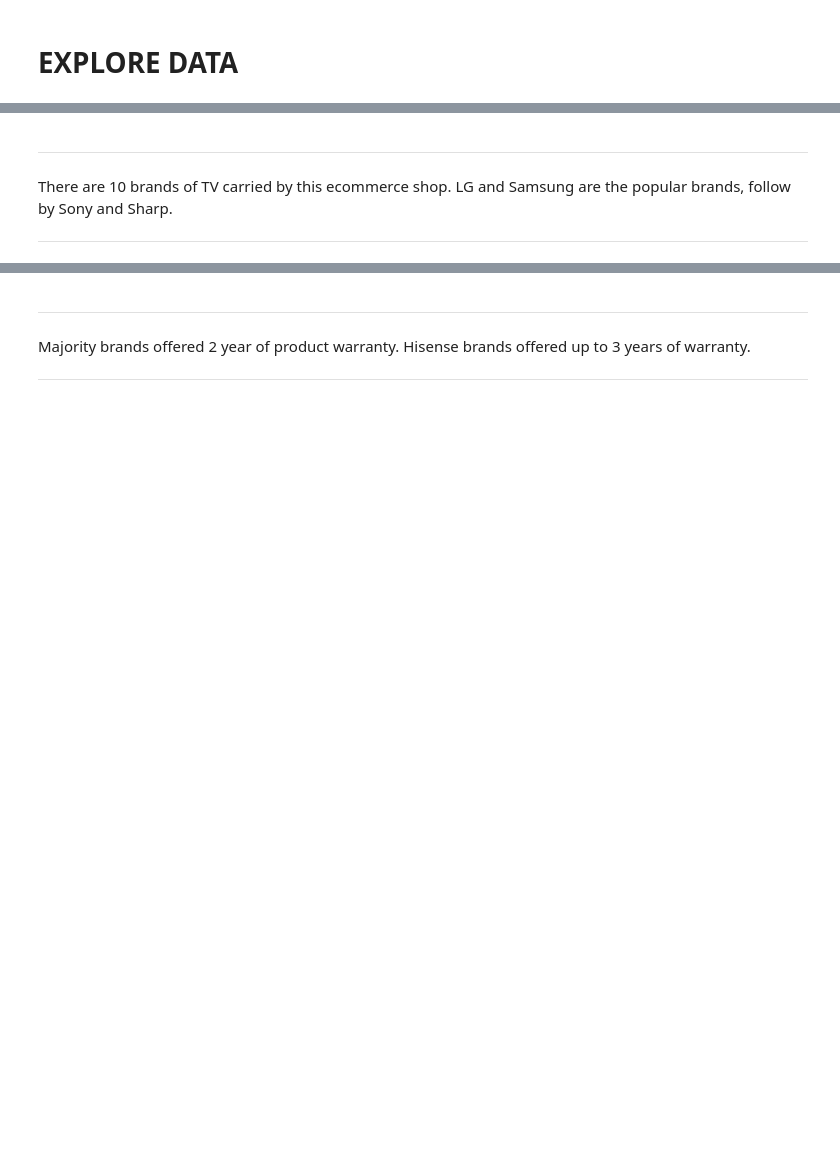
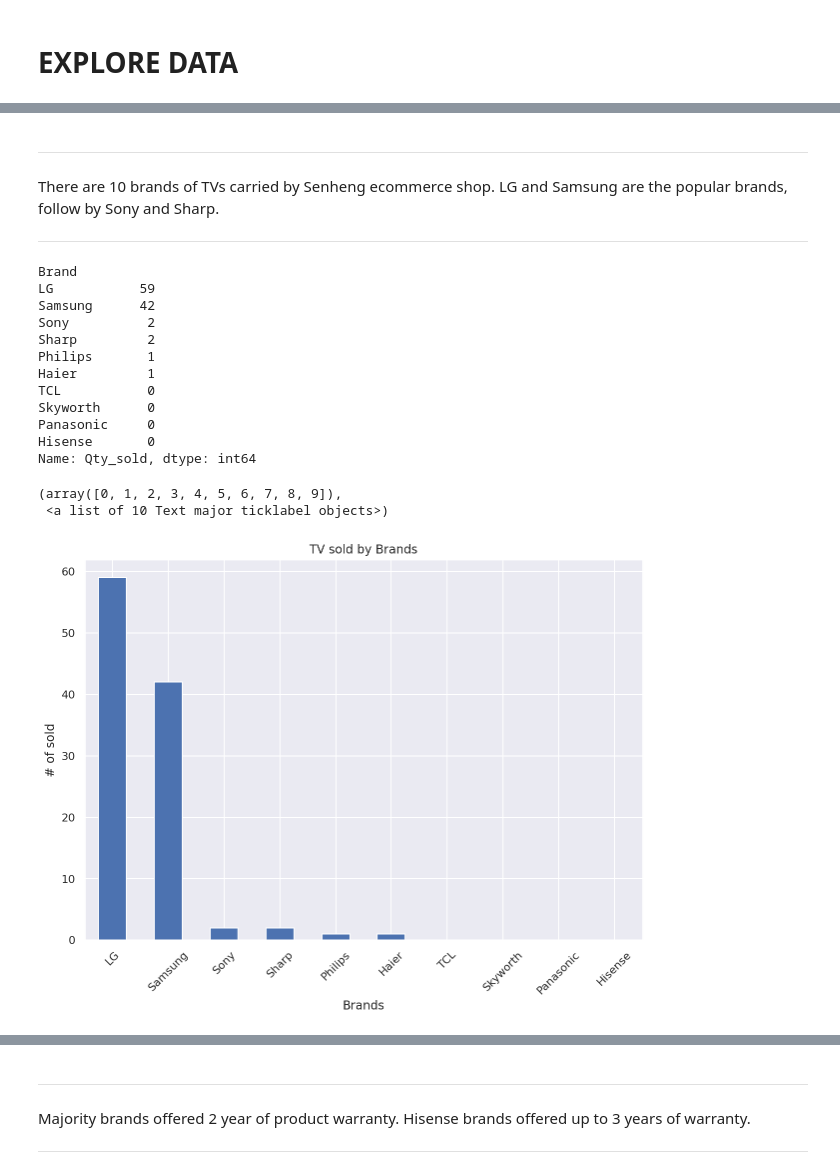
Before and after one commit to alexlyk93/alexlyk93.github.io, a Jupyter notebook: Scraping_TVs_info_from_ecommerce_site.ipynb, the cells around one changed output, grey strips where cells are left out. Drawn from its saved outputs; the diff is of its cells as text; code cells hidden in the pictures; blank space fills up the shorter version.

```diff
--- a/Scraping_TVs_info_from_ecommerce_site.ipynb
+++ b/Scraping_TVs_info_from_ecommerce_site.ipynb
@@ -190,5 +222,29 @@ Text(0, 0.5, '# of TV')
 # %% [markdown]
 ---
-There are 10 brands of TV carried by this ecommerce shop. LG and Samsung are the popular brands, follow by Sony and Sharp.
+There are 10 brands of TVs carried by Senheng ecommerce shop. LG and Samsung are the popular brands, follow by Sony and Sharp.
 
 ---
+# %%
+plt.figure(figsize=(10,7))
+brands = final.groupby('Brand')['Qty_sold'].sum().sort_values(ascending=False).plot(kind='bar')
+print(final.groupby('Brand')['Qty_sold'].sum().sort_values(ascending=False))
+plt.title('TV sold by Brands')
+plt.xlabel('Brands')
+plt.ylabel('# of sold')
+plt.xticks(rotation=45)
+# %% [output]
+Brand
+LG           59
+Samsung      42
+Sony          2
+Sharp         2
+Philips       1
+Haier         1
+TCL           0
+Skyworth      0
+Panasonic     0
+Hisense       0
+Name: Qty_sold, dtype: int64
+(array([0, 1, 2, 3, 4, 5, 6, 7, 8, 9]),
+ <a list of 10 Text major ticklabel objects>)
+[figure, added]
```
Also changed, not shown: parts of 58 cells of this notebook.
